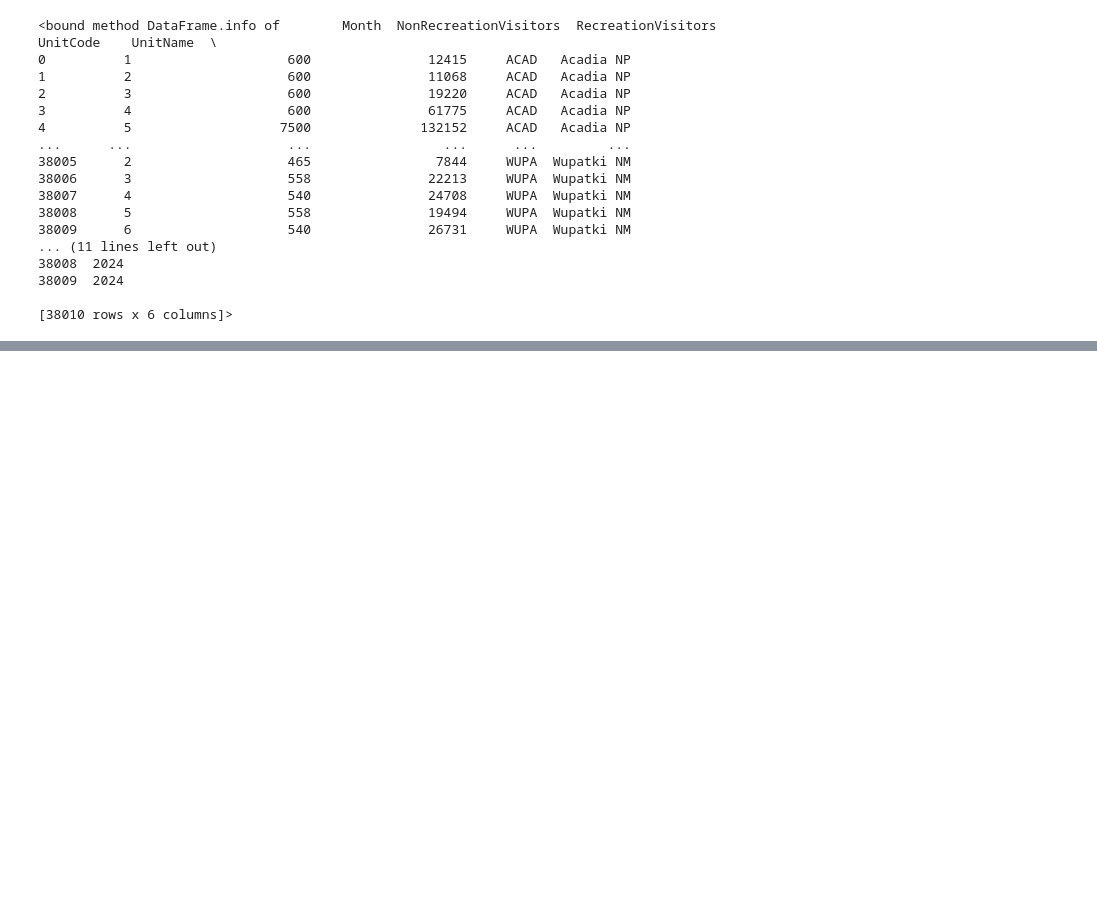
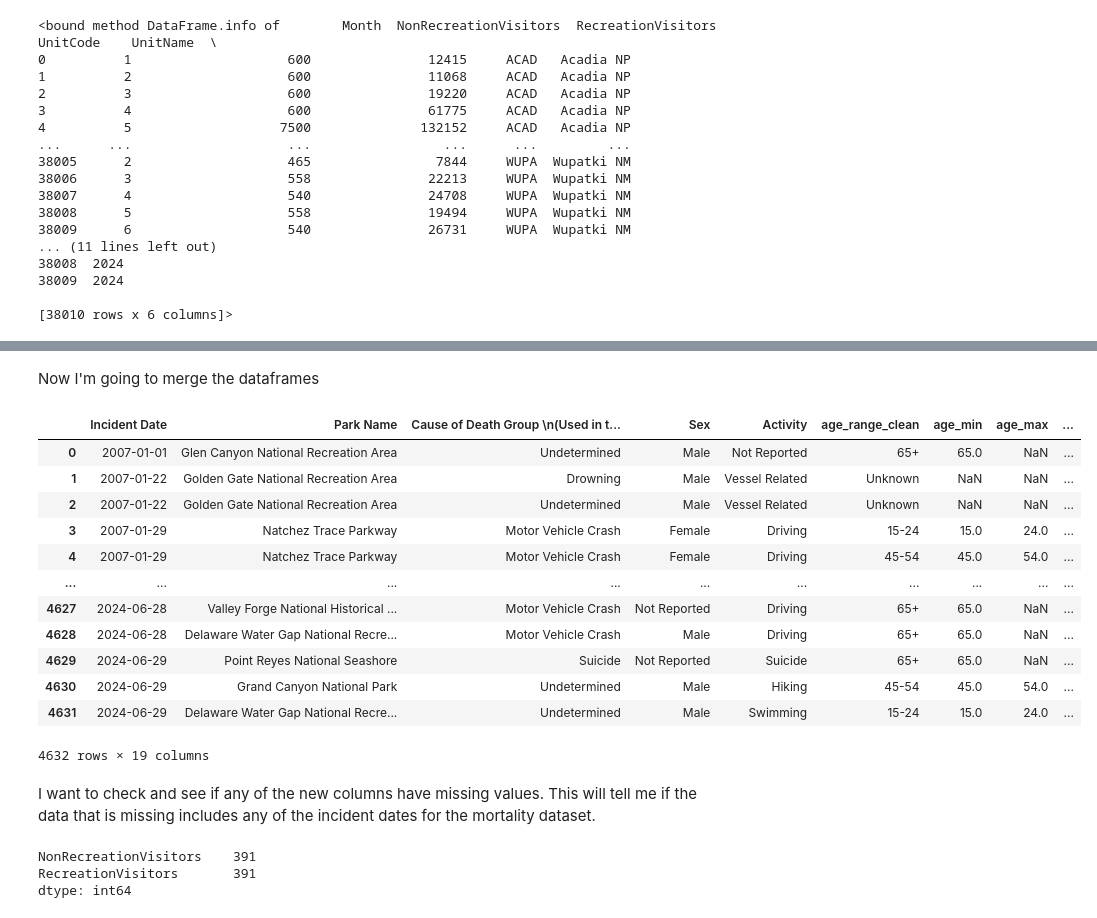
Before and after one commit to jeccalong/NPS_mini_project, a Jupyter notebook: Notebooks/NPS_mini_project.ipynb, the cells around one changed output, grey strips where cells are left out. Cells and saved outputs as stored; diff of their text form; code cells hidden in the pictures; blank space fills up the shorter version.

Commit message:
Progressed with work to obtain complete visitation data

```diff
--- a/Notebooks/NPS_mini_project.ipynb
+++ b/Notebooks/NPS_mini_project.ipynb
@@ -1126,0 +1291,2 @@ visits_df.to_csv("NPS_visitation_data.csv", index=False)
+# %%
+df_with_visits = df_with_visits.drop(columns=["Age Range", "Intent", "Cause of Death"])
@@ -1126,0 +1313,4 @@ visits_df.to_csv("NPS_visitation_data.csv", index=False)
+# %%
+df_with_visits["Month"] = df_with_visits["Incident Date"].dt.month
+df_with_visits["Year"]  = df_with_visits["Incident Date"].dt.year
+df_with_visits.head()
@@ -1126,0 +1324,32 @@ visits_df.to_csv("NPS_visitation_data.csv", index=False)
+# %% [markdown]
+Now I'm going to merge the dataframes
+# %%
+df_with_visits = df_with_visits.merge(
+    visits_df,
+    how="left",
+    left_on=["parkCode", "Month", "Year"],
+    right_on=["UnitCode", "Month", "Year"]
+)
+df_with_visits
+# %% [output]
+|  | Incident Date | Park Name | Cause of Death Group \n(Used in t... | Sex | Activity | age_range_clean | age_min | age_max | ... |
+| 0 | 2007-01-01 | Glen Canyon National Recreation Area | Undetermined | Male | Not Reported | 65+ | 65.0 | NaN | ... |
+| 1 | 2007-01-22 | Golden Gate National Recreation Area | Drowning | Male | Vessel Related | Unknown | NaN | NaN | ... |
+| 2 | 2007-01-22 | Golden Gate National Recreation Area | Undetermined | Male | Vessel Related | Unknown | NaN | NaN | ... |
+| 3 | 2007-01-29 | Natchez Trace Parkway | Motor Vehicle Crash | Female | Driving | 15-24 | 15.0 | 24.0 | ... |
+| 4 | 2007-01-29 | Natchez Trace Parkway | Motor Vehicle Crash | Female | Driving | 45-54 | 45.0 | 54.0 | ... |
+| ... | ... | ... | ... | ... | ... | ... | ... | ... | ... |
+| 4627 | 2024-06-28 | Valley Forge National Historical ... | Motor Vehicle Crash | Not Reported | Driving | 65+ | 65.0 | NaN | ... |
+| 4628 | 2024-06-28 | Delaware Water Gap National Recre... | Motor Vehicle Crash | Male | Driving | 65+ | 65.0 | NaN | ... |
+| 4629 | 2024-06-29 | Point Reyes National Seashore | Suicide | Not Reported | Suicide | 65+ | 65.0 | NaN | ... |
+| 4630 | 2024-06-29 | Grand Canyon National Park | Undetermined | Male | Hiking | 45-54 | 45.0 | 54.0 | ... |
+| 4631 | 2024-06-29 | Delaware Water Gap National Recre... | Undetermined | Male | Swimming | 15-24 | 15.0 | 24.0 | ... |
+4632 rows × 19 columns
+# %% [markdown]
+I want to check and see if any of the new columns have missing values. This will tell me if the data that is missing includes any of the incident dates for the mortality dataset.
+# %%
+df_with_visits[["NonRecreationVisitors", "RecreationVisitors"]].isna().sum()
+# %% [output]
+NonRecreationVisitors    391
+RecreationVisitors       391
+dtype: int64
```
Also changed, not shown: parts of 51 cells of this notebook, 1 other file.
